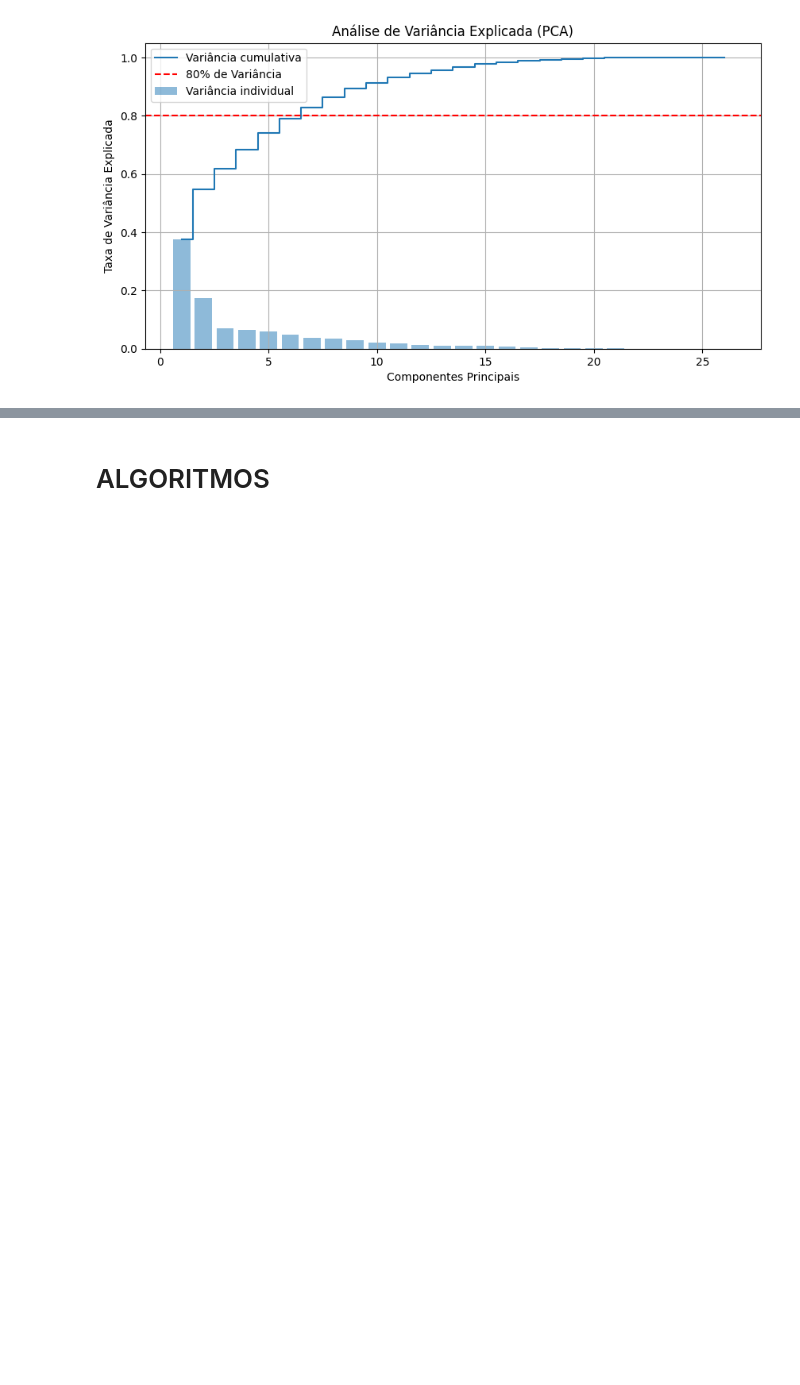
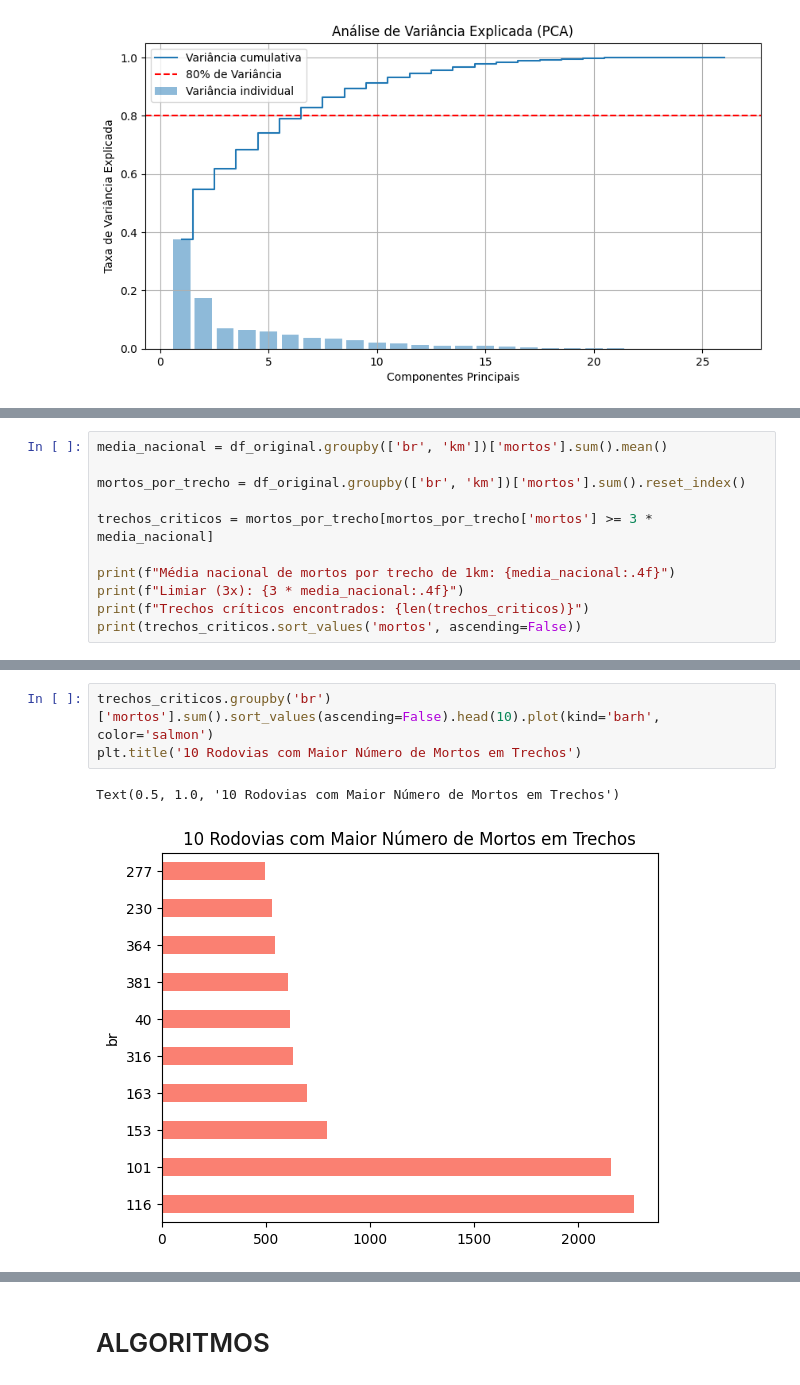
Before and after one commit to mmesqigor/Padroes-de-Acidentes-de-Transito-no-Brasil, a Jupyter notebook: index.ipynb, the cells around one changed output, grey strips where cells are left out. Saved outputs shown, nothing was run; the diff lists cells and outputs as text; blank space fills up the shorter version.

```diff
--- a/index.ipynb
+++ b/index.ipynb
@@ -604,0 +610,11 @@ plt.show()
+# %%
+media_nacional = df_original.groupby(['br', 'km'])['mortos'].sum().mean()
+
+mortos_por_trecho = df_original.groupby(['br', 'km'])['mortos'].sum().reset_index()
+
+trechos_criticos = mortos_por_trecho[mortos_por_trecho['mortos'] >= 3 * media_nacional]
+
+print(f"Média nacional de mortos por trecho de 1km: {media_nacional:.4f}")
+print(f"Limiar (3x): {3 * media_nacional:.4f}")
+print(f"Trechos críticos encontrados: {len(trechos_criticos)}")
+print(trechos_criticos.sort_values('mortos', ascending=False))
@@ -604,0 +639,6 @@ plt.show()
+# %%
+trechos_criticos.groupby('br')['mortos'].sum().sort_values(ascending=False).head(10).plot(kind='barh', color='salmon')
+plt.title('10 Rodovias com Maior Número de Mortos em Trechos')
+# %% [output]
+Text(0.5, 1.0, '10 Rodovias com Maior Número de Mortos em Trechos')
+[figure, added]
```
Also changed, not shown: parts of 9 cells of this notebook.
